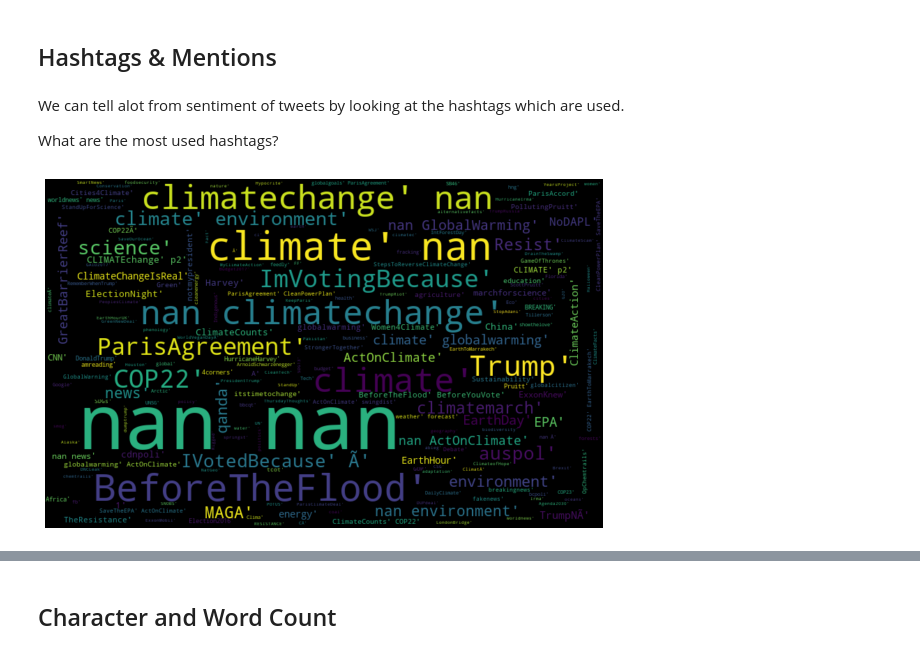
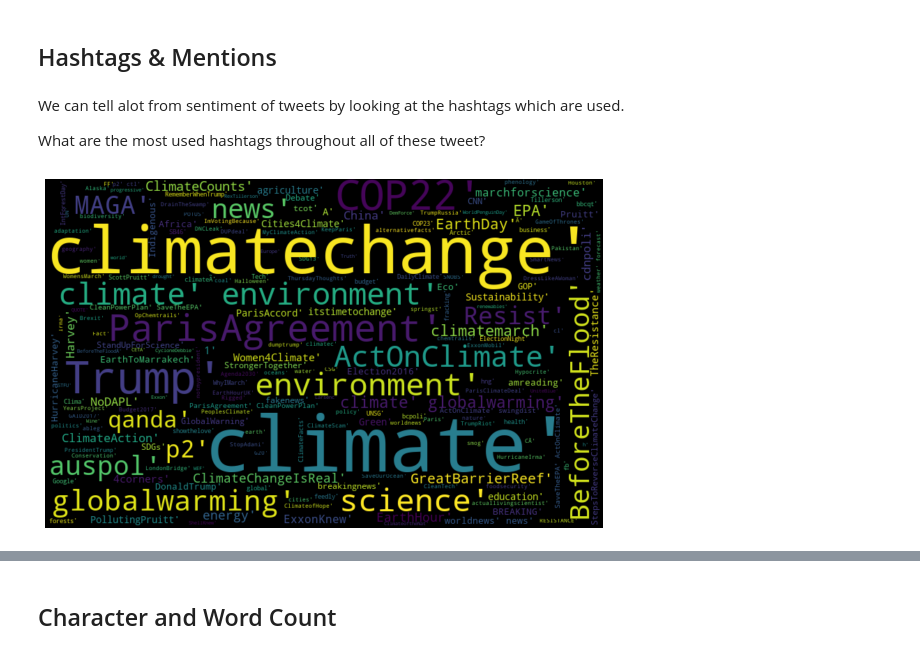
Before and after one commit to jonnybegreat/Climate-Change-Sentiment-Analysis, a Jupyter notebook: Jonny_EDA_2.ipynb, the cells around one changed output, grey strips where cells are left out. Cells and saved outputs as stored; diff of their text form; code cells hidden in the pictures.

```diff
--- a/Jonny_EDA_2.ipynb
+++ b/Jonny_EDA_2.ipynb
@@ -248,16 +252,17 @@ Name: message, Length: 13414, dtype: int64
 # %% [markdown]
 We can tell alot from sentiment of tweets by looking at the hashtags which are used.
 
-What are the most used hashtags?
+What are the most used hashtags throughout all of these tweet?
 # %%
-all_words_hastags = ' '.join([text for text in df_with_metadata['hashtags'].astype(str)])
+df_hashtags = df_with_metadata['hashtags'].dropna()
+all_words_hastags = ' '.join([text for text in df_hashtags.astype(str)])
 from wordcloud import WordCloud
 wordcloud = WordCloud(width=800, height=500, random_state=21, max_font_size=110).generate(all_words_hastags)
 
 plt.figure(figsize=(10, 7))
 plt.imshow(wordcloud, interpolation="bilinear")
 plt.axis('off')
 plt.show()
 # %% [output]
-[figure, old version]
+[figure, new version]
 # %% [markdown]
```
Also changed, not shown: parts of 11 cells of this notebook.
